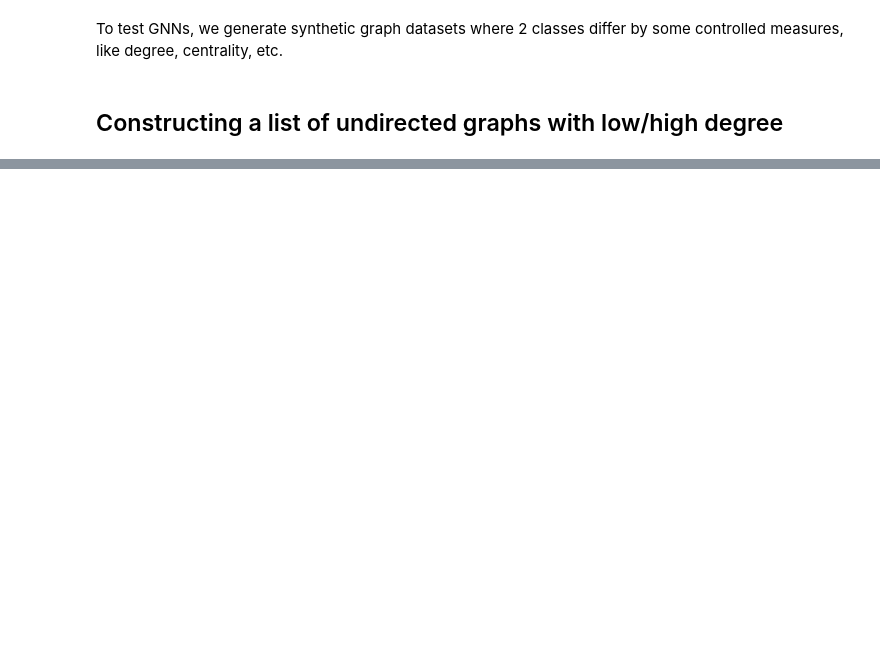
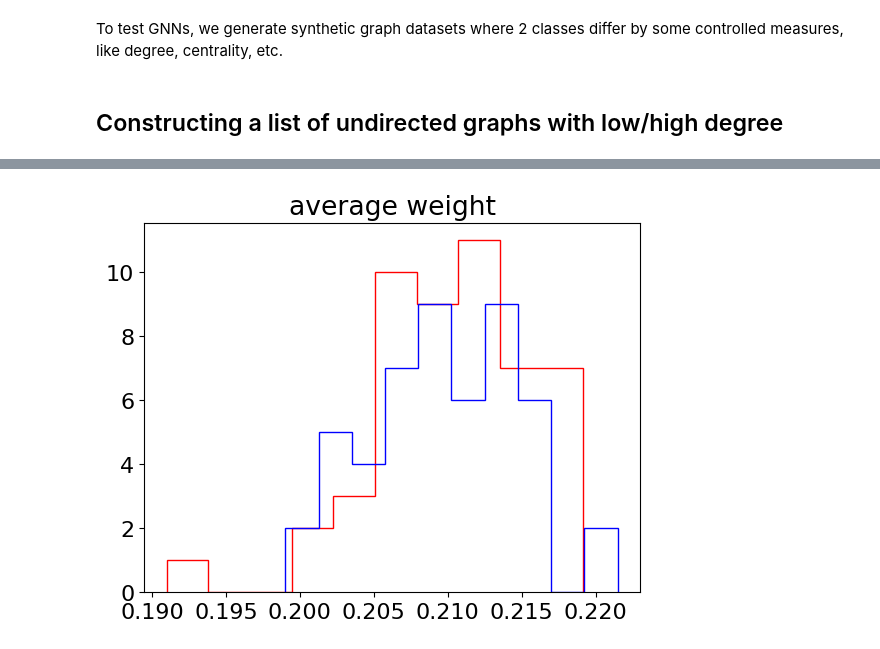
Before and after one commit to borghez/Graph-Neural-Network, a Jupyter notebook: gen_synthetic_network_datasets.ipynb, the cells around one changed output, grey strips where cells are left out. Drawn from its saved outputs; the diff is of its cells as text; code cells hidden in the pictures; blank space fills up the shorter version.

```diff
--- a/gen_synthetic_network_datasets.ipynb
+++ b/gen_synthetic_network_datasets.ipynb
@@ -127,0 +139,86 @@ plt.imshow(nx.linalg.adjacency_matrix(list_G[-1]).todense())
+# %%
+# number of graph samples
+n_sample = 100
+
+# class contrast
+contrast = 0.2
+
+# number of nodes
+n = 30
+# probability of connection (for full density, just use p=1.0)
+p = 0.3
+# adjacency matrix (remove self connections)
+A = np.random.choice([0,1], p=[1.0-p,p], size=[n,n])
+A[np.eye(n, dtype=bool)] = 0
+mask_A = np.array(A, dtype=bool)
+# number of edges
+m = mask_A.sum()
+
+# reference weigth matrix
+W_ref = np.zeros([n,n])
+W_ref[mask_A] = np.random.uniform(low=0.5, high=1.0, size=[m])
+
+# nodes whose connections are modulated across the 2 classes
+mod_nodes_in = np.arange(2)
+mod_nodes_out = np.arange(4)
+mask_aff = np.zeros([n,n], dtype=bool)
+for i in mod_nodes_out:
+    for j in mod_nodes_in:
+        mask_aff[i,j] = True
+mask_aff = np.logical_and(mask_aff, mask_A)
+m_aff = mask_aff.sum()
+print('number of affected connections:', m_aff)
+
+# list of graphs and labels
+list_G = []
+list_W = np.zeros([n_sample,n,n])
+labels = []
+av_weight = []
+
+for i in range(n_sample):
+    if i<n_sample/2:
+        l = 0
+        shift = contrast
+    else:
+        l = 1
+        shift = -contrast
+
+    # individual noise, class marker and weight matrix
+    noise = np.random.normal(scale=0.3, size=[m])
+    W = np.copy(W_ref)
+    W[mask_A] += noise
+    W[mask_aff] += shift * (1 + np.random.normal(scale=0.3, size=[m_aff]))
+
+    G = nx.from_numpy_array(W, create_using=nx.DiGraph, edge_attr='weight')
+
+    list_G.append(G)
+    list_W[i,:,:] = W
+    labels.append(l)
+
+    # check eignevctor centrality
+    av_weight.append(W.mean())
+
+labels = np.array(labels)
+av_weight = np.array(av_weight)
+
+plt.figure()
+plt.title('average weight')
+plt.hist(av_weight[labels==0], histtype='step', color='red')
+plt.hist(av_weight[labels==1], histtype='step', color='blue')
+plt.show()
+
+plt.figure()
+plt.title('W baseline')
+plt.imshow(W_ref)
+plt.colorbar()
+
+plt.figure()
+plt.title('mask A')
+plt.imshow(mask_A)
+plt.colorbar()
+
+plt.figure()
+contrast_W = np.mean(list_W[labels==0], axis=0) - np.mean(list_W[labels==1], axis=0)
+plt.imshow(contrast_W)
+plt.colorbar()
+# %% [output]
@@ -127,0 +226 @@ plt.imshow(nx.linalg.adjacency_matrix(list_G[-1]).todense())
+[figure, added]
```
Also changed, not shown: parts of 8 cells of this notebook.
